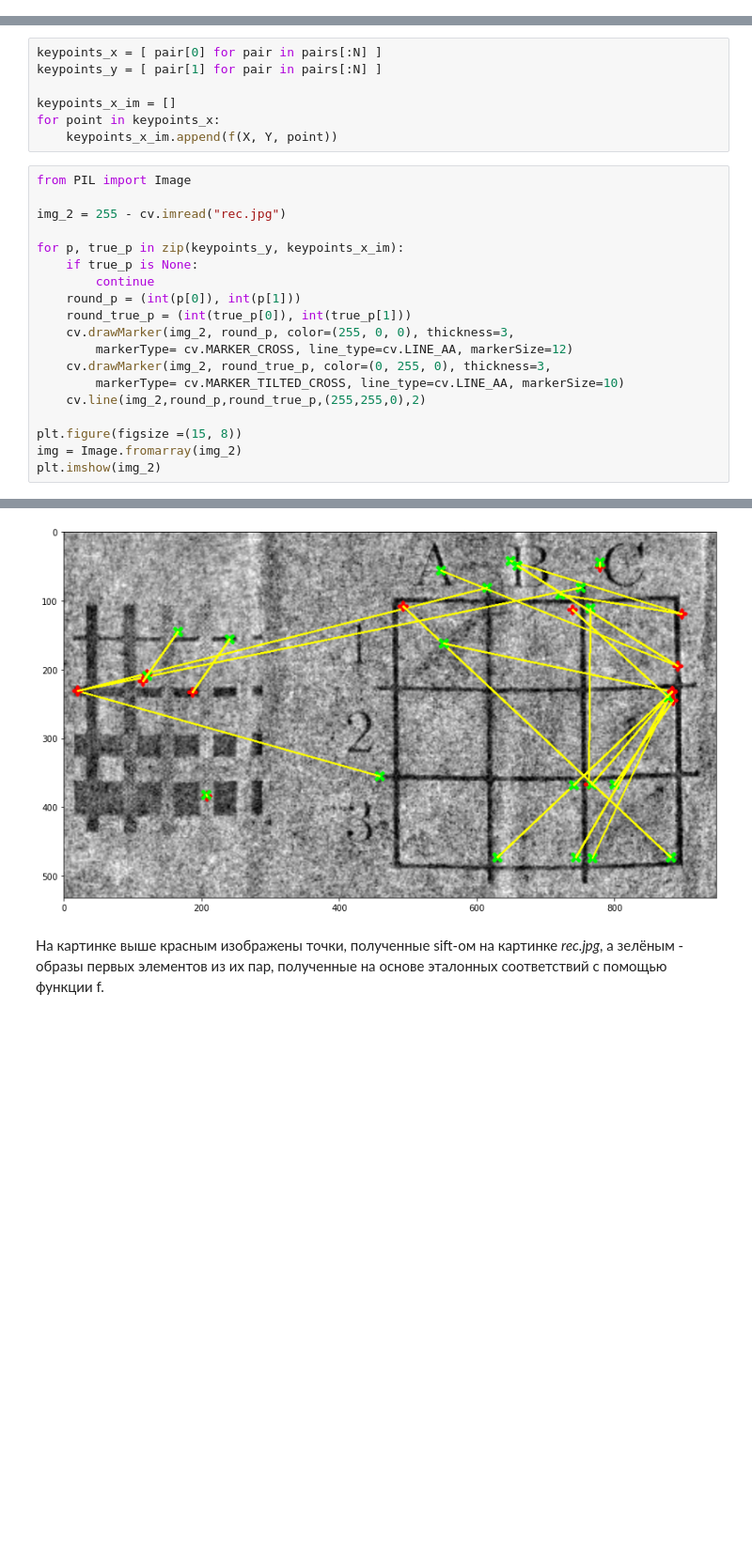
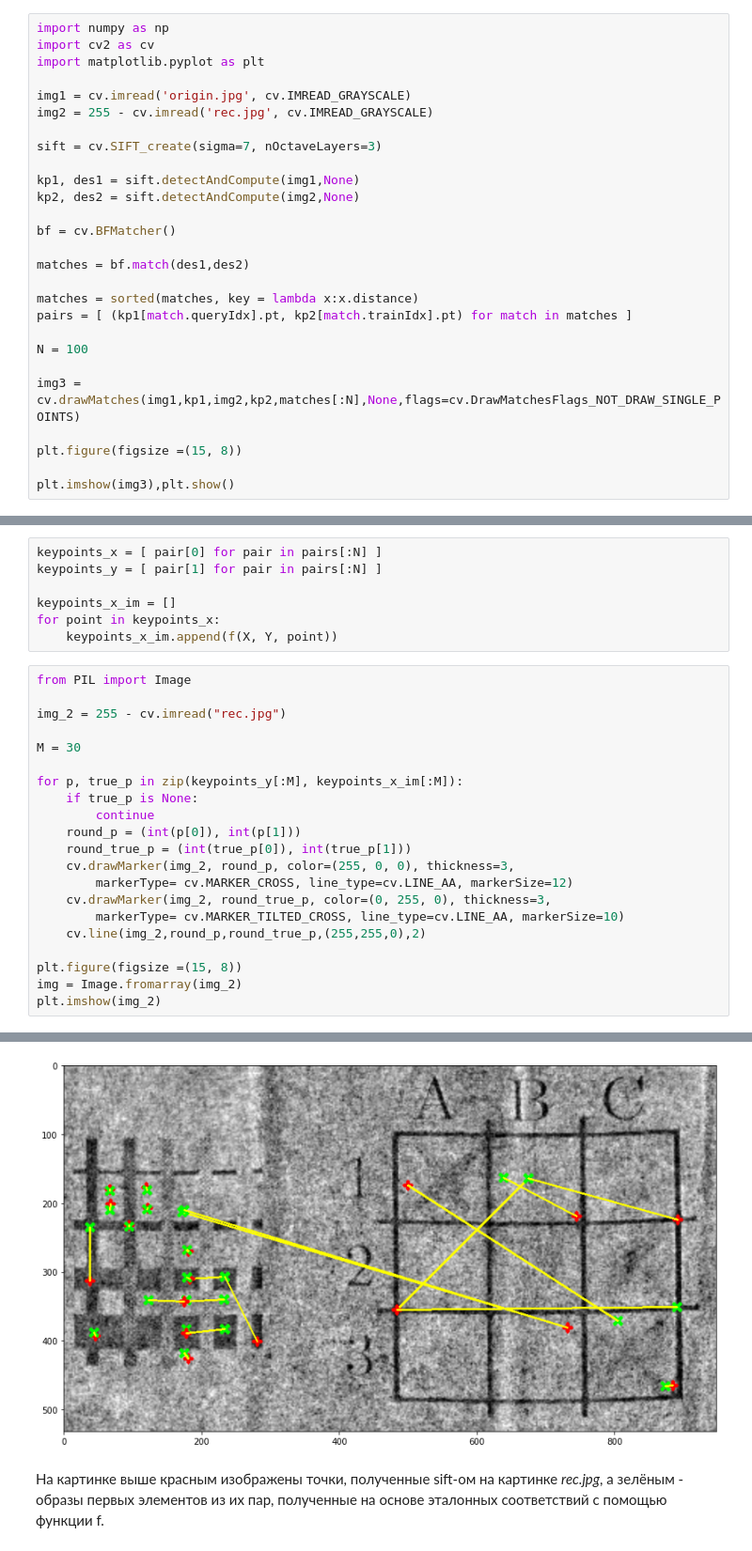
Before and after one commit to valkon29/innprac, a Jupyter notebook: notebook.ipynb, the cells around one changed output, grey strips where cells are left out. Shown at 94% size. Drawn from its saved outputs; the diff is of its cells as text; blank space fills up the shorter version.

```diff
--- a/notebook.ipynb
+++ b/notebook.ipynb
@@ -177,2 +148,29 @@ axarr[1].imshow(img_2)
 # %% [markdown]
 Наконец построим образы точек, найденных sift-ом и посмотрим, насколько они близки к сопоставленным им точкам.
+# %%
+import numpy as np
+import cv2 as cv
+import matplotlib.pyplot as plt
+
+img1 = cv.imread('origin.jpg', cv.IMREAD_GRAYSCALE)
+img2 = 255 - cv.imread('rec.jpg', cv.IMREAD_GRAYSCALE)
+
+sift = cv.SIFT_create(sigma=7, nOctaveLayers=3)
+
+kp1, des1 = sift.detectAndCompute(img1,None)
+kp2, des2 = sift.detectAndCompute(img2,None)
+
+bf = cv.BFMatcher()
+
+matches = bf.match(des1,des2)
+
+matches = sorted(matches, key = lambda x:x.distance)
+pairs = [ (kp1[match.queryIdx].pt, kp2[match.trainIdx].pt) for match in matches ]
+
+N = 100
+
+img3 = cv.drawMatches(img1,kp1,img2,kp2,matches[:N],None,flags=cv.DrawMatchesFlags_NOT_DRAW_SINGLE_POINTS)
+
+plt.figure(figsize =(15, 8))
+
+plt.imshow(img3),plt.show()
@@ -186,24 +187,26 @@ for point in keypoints_x:
 # %%
 from PIL import Image
 
 img_2 = 255 - cv.imread("rec.jpg")
 
-for p, true_p in zip(keypoints_y, keypoints_x_im):
+M = 30
+
+for p, true_p in zip(keypoints_y[:M], keypoints_x_im[:M]):
     if true_p is None:
         continue
     round_p = (int(p[0]), int(p[1]))
     round_true_p = (int(true_p[0]), int(true_p[1]))
     cv.drawMarker(img_2, round_p, color=(255, 0, 0), thickness=3,
         markerType= cv.MARKER_CROSS, line_type=cv.LINE_AA, markerSize=12)
     cv.drawMarker(img_2, round_true_p, color=(0, 255, 0), thickness=3,
         markerType= cv.MARKER_TILTED_CROSS, line_type=cv.LINE_AA, markerSize=10)
     cv.line(img_2,round_p,round_true_p,(255,255,0),2)
 
 plt.figure(figsize =(15, 8))
 img = Image.fromarray(img_2)
 plt.imshow(img_2)
 # %% [output]
 <matplotlib.image.AxesImage at 0x...>
-[figure, old version]
+[figure, new version]
 # %% [markdown]
 На картинке выше красным изображены точки, полученные sift-ом на картинке _rec.jpg_, а зелёным - образы первых элементов из их пар, полученные на основе эталонных соответствий с помощью функции f.
```
Also changed, not shown: parts of 21 cells of this notebook.
